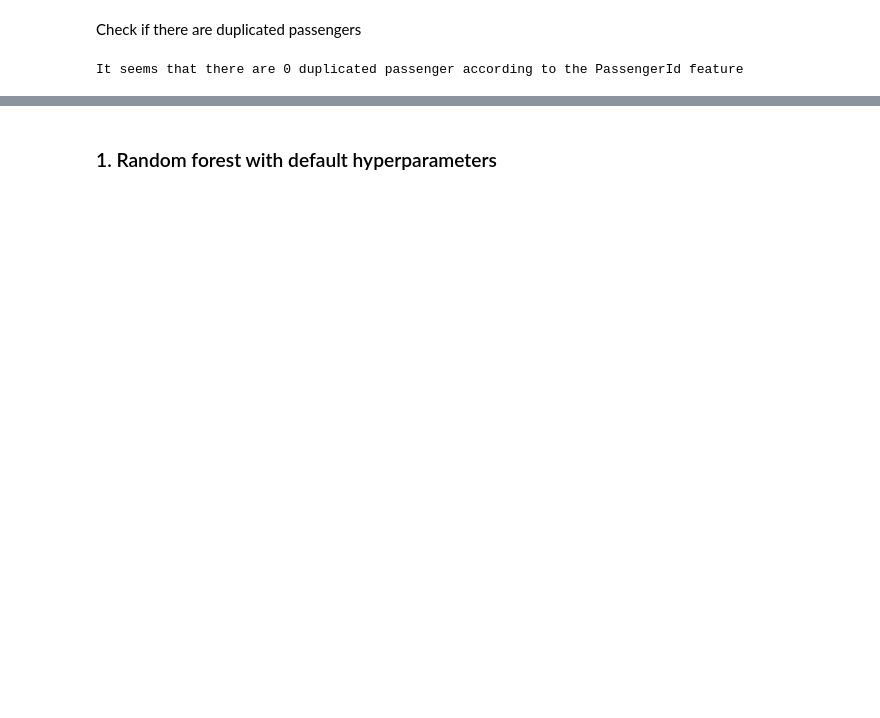
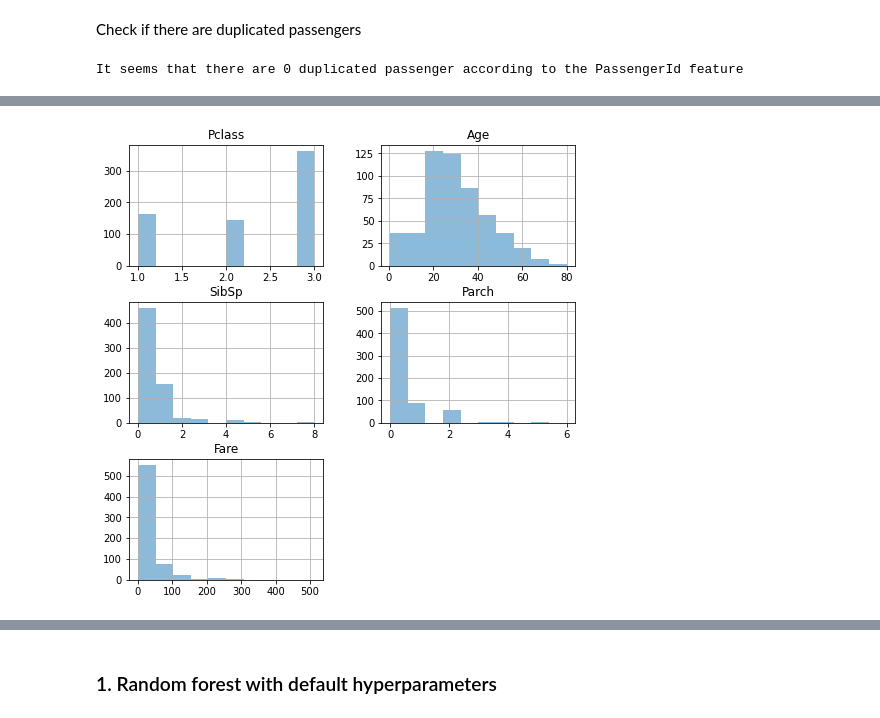
Before and after one commit to marfurt1/Random-Forest-Project_ana, a Jupyter notebook: src/explore.ipynb, the cells around one changed output, grey strips where cells are left out. Cells and saved outputs as stored; diff of their text form; code cells hidden in the pictures; blank space fills up the shorter version.

```diff
--- a/src/explore.ipynb
+++ b/src/explore.ipynb
@@ -169,0 +97,5 @@ Name: Survived, dtype: float64
+# %%
+df_transf = df_raw.copy()
+
+drop_cols = ['PassengerId','Cabin', 'Ticket', 'Name']
+df_transf = df_transf.drop(drop_cols, axis = 1)
@@ -169,0 +104,2 @@ Name: Survived, dtype: float64
+# %%
+df = df_transf.copy()
@@ -169,0 +179,7 @@ Name: Survived, dtype: float64
+# %%
+# Perform univariate analysis - histograms
+
+X_train.hist(figsize=(8,8), alpha=0.5)
+plt.show()
+# %% [output]
+[figure, added]
```
Also changed, not shown: parts of 64 cells of this notebook.
